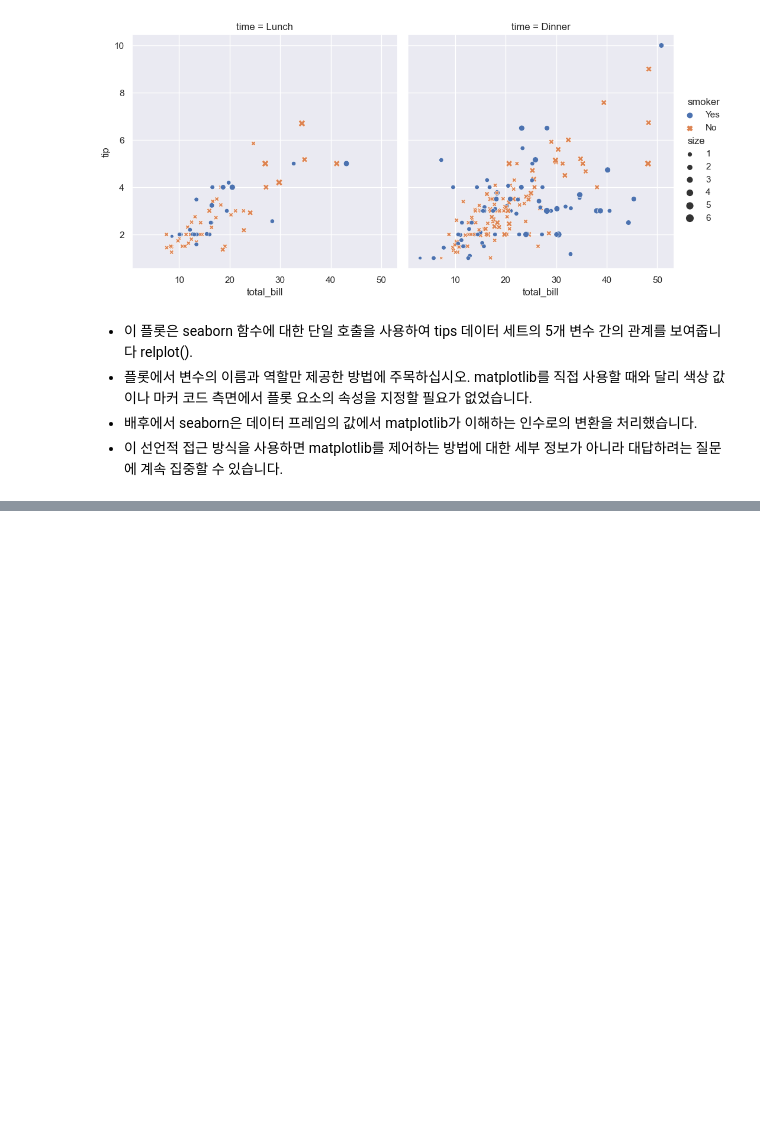
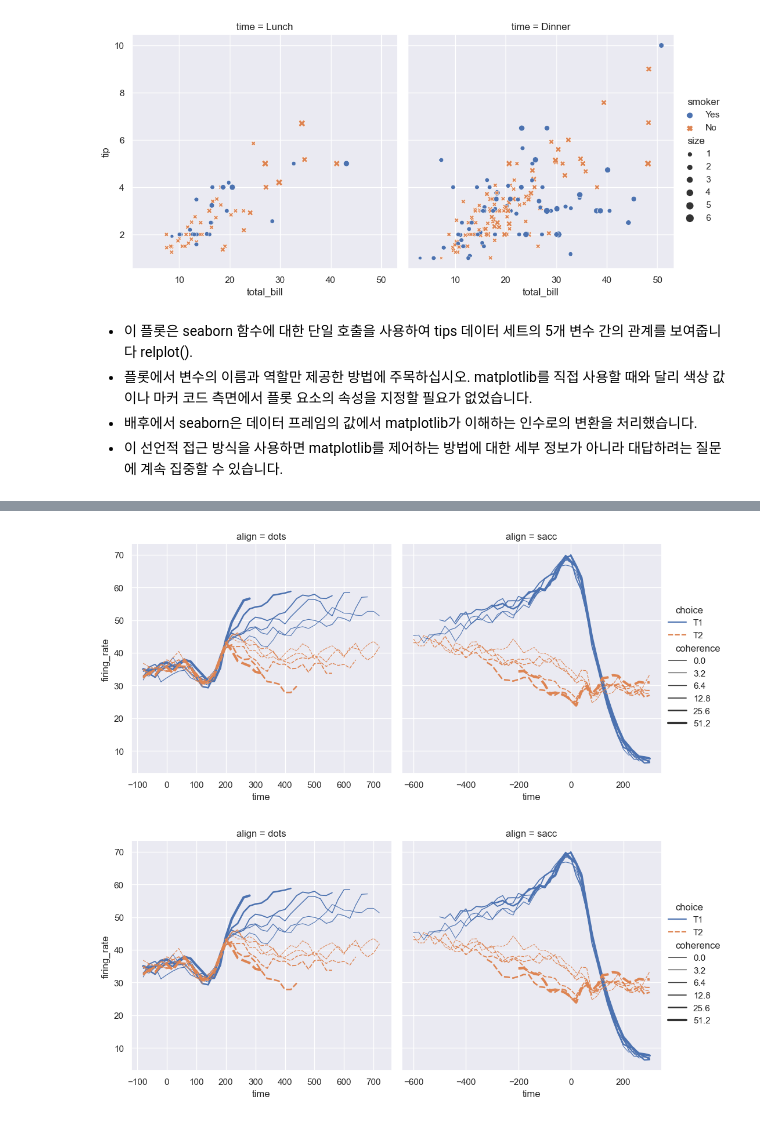
Before and after one commit to Bae-Sangbin/seaborn, a Jupyter notebook: An introduction to seaborn.ipynb, the cells around one changed output, grey strips where cells are left out. Saved outputs shown, nothing was run; the diff lists cells and outputs as text; code cells hidden in the pictures; blank space fills up the shorter version.

```diff
--- a/An introduction to seaborn.ipynb
+++ b/An introduction to seaborn.ipynb
@@ -66,0 +74,12 @@ matplotlib를 직접 사용할 때와 달리 색상 값이나 마커 코드 측
+# %%
+dots = sns.load_dataset("dots")
+sns.relplot(
+    data=dots, kind="line",
+    x="time", y="firing_rate", col="align",
+    hue="choice", size="coherence", style="choice",
+    facet_kws=dict(sharex=False),
+)
+plt.show()
+# %% [output]
+[figure, added]
+[figure, added]
```
Also changed, not shown: parts of 38 cells of this notebook.
